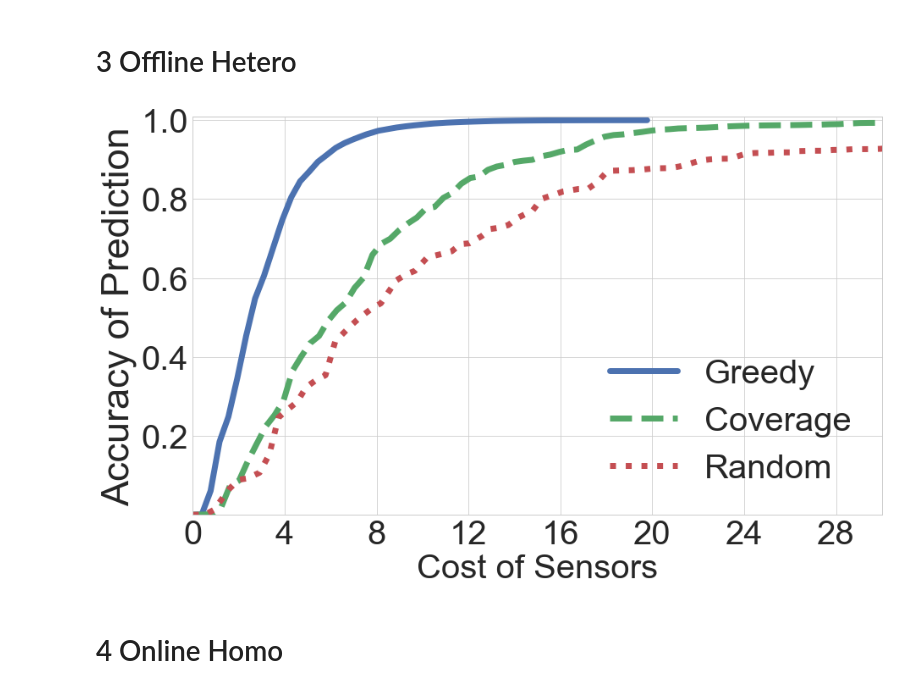
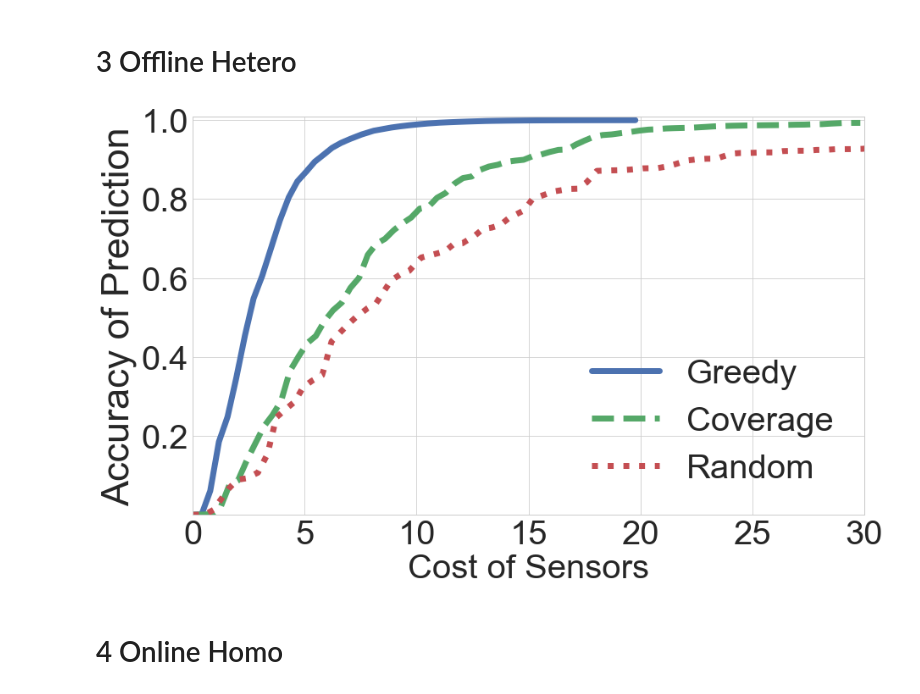
Before and after one commit to Wings-Lab/SelectSensor, a Jupyter notebook: plots.ipynb, the cells around one changed output. Drawn from its saved outputs; the diff is of its cells as text; code cells hidden in the pictures.

```diff
--- a/plots.ipynb
+++ b/plots.ipynb
@@ -148,35 +148,35 @@ df_random = pd.read_csv('plot_data64/Offline_Random_hetero.csv', header=None)
 X_greedy, Y_greedy = df_greedy[0].tolist(), df_greedy[1].tolist()
 X_coverage, Y_coverage = df_coverage[0].tolist(), df_coverage[1].tolist()
 X_random, Y_random = df_random[0].tolist(), df_random[1].tolist()
 
 X_greedy.insert(0, 0)
 Y_greedy.insert(0, 0)
 X_coverage.insert(0, 0)
 Y_coverage.insert(0, 0)
 X_random.insert(0, 0)
 Y_random.insert(0, 0)
 
 rcParams['lines.linewidth'] = 7
 
 plt.figure(figsize=(14,9))
 #plt.setp(linewidth=4)
 plt.plot(X_greedy, Y_greedy, linestyle='-')
 plt.plot(X_coverage, Y_coverage, linestyle='--')
 plt.plot(X_random, Y_random, linestyle=':')
 plt.legend(['Greedy', 'Coverage', 'Random'], prop={'size':40})
 plt.xlabel('Cost of Sensors', fontsize=40)
 plt.ylabel('Accuracy of Prediction', fontsize=45)
-x_axis = np.arange(0, 31, 4)
+x_axis = np.arange(0, 31, 5)
 plt.xticks(x_axis)
 y_axis = np.arange(0.2, 1.1, 0.2)
 plt.yticks(y_axis)
 plt.xlim([0, 30])
 plt.ylim([0, 1.01])
 
 plt.savefig('plot64/offline_hetero.pdf')
 plt.show()
 # %% [output]
-[figure, old version]
+[figure, new version]
 # %% [markdown]
 # 4 Online Homo
 # %%
```
Also changed, not shown: 4 other files.
